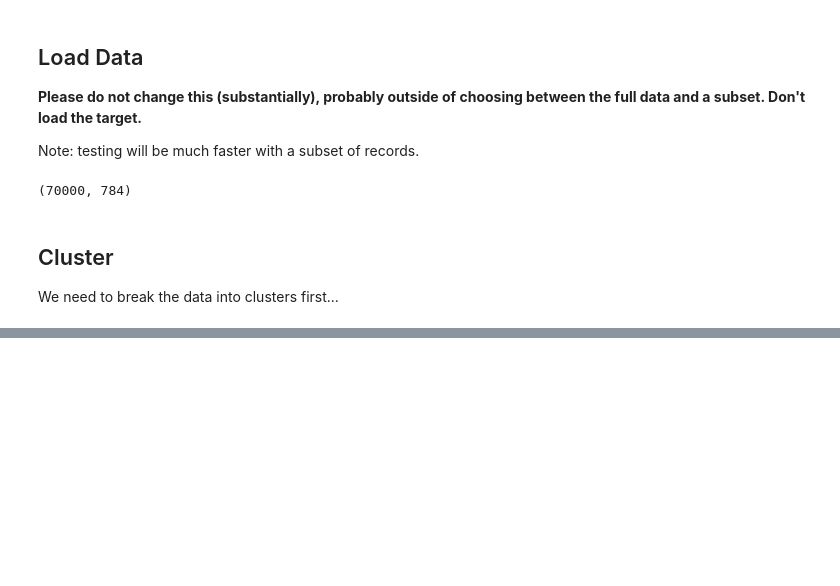
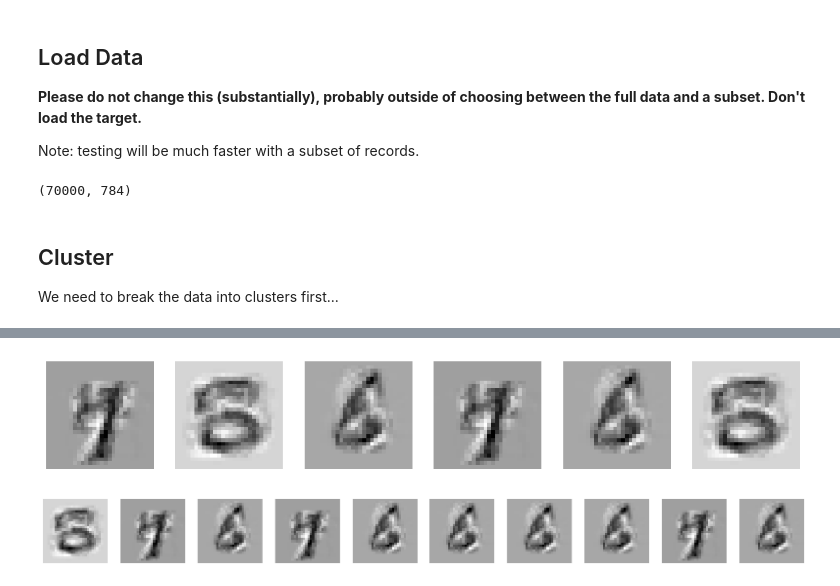
Before and after one commit to Isaacjimoh/ItML_Asn_3_Students, a Jupyter notebook: cluster_asn.ipynb, the cells around one changed output, grey strips where cells are left out. Saved outputs shown, nothing was run; the diff lists cells and outputs as text; code cells hidden in the pictures; blank space fills up the shorter version.

```diff
--- a/cluster_asn.ipynb
+++ b/cluster_asn.ipynb
@@ -67,0 +166,25 @@ We need to break the data into clusters first...
+# %%
+# Define the writeNumber function
+def writeNumber(num):
+    if len(num) == 1:
+        fig, ax = plt.subplots(1, 1, figsize=(2, 2))
+        axs = [ax]
+    else:
+        fig, axs = plt.subplots(1, len(num), figsize=(len(num)*2, 2))
+    for i, digit in enumerate(list(num)):
+        cluster = int(cluster_labels[int(digit)])
+        gmm = gmms[cluster]
+        sample = gmm.sample()[0]
+        image = sample.reshape((28, 28))
+        axs[i].imshow(image, cmap=plt.cm.binary)
+
+        axs[i].axis('off')
+    plt.show()
+# %%
+writeNumber('218201')
+# %% [output]
+[figure, added]
+# %%
+writeNumber('1234567890')
+# %% [output]
+[figure, added]
```
Also changed, not shown: parts of 12 cells of this notebook.
